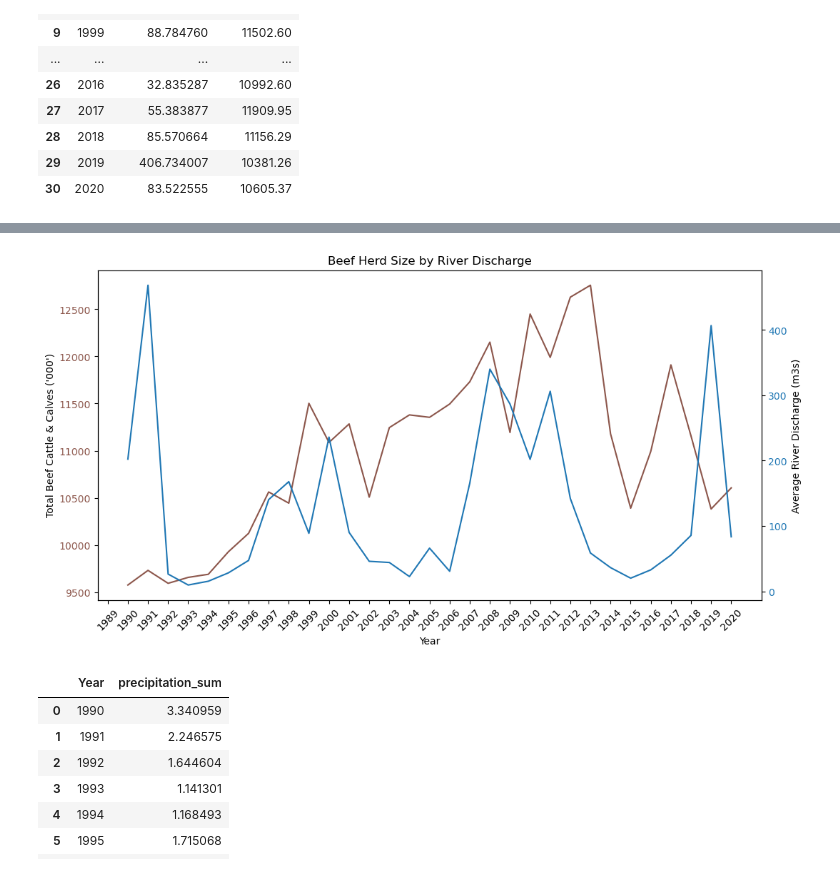
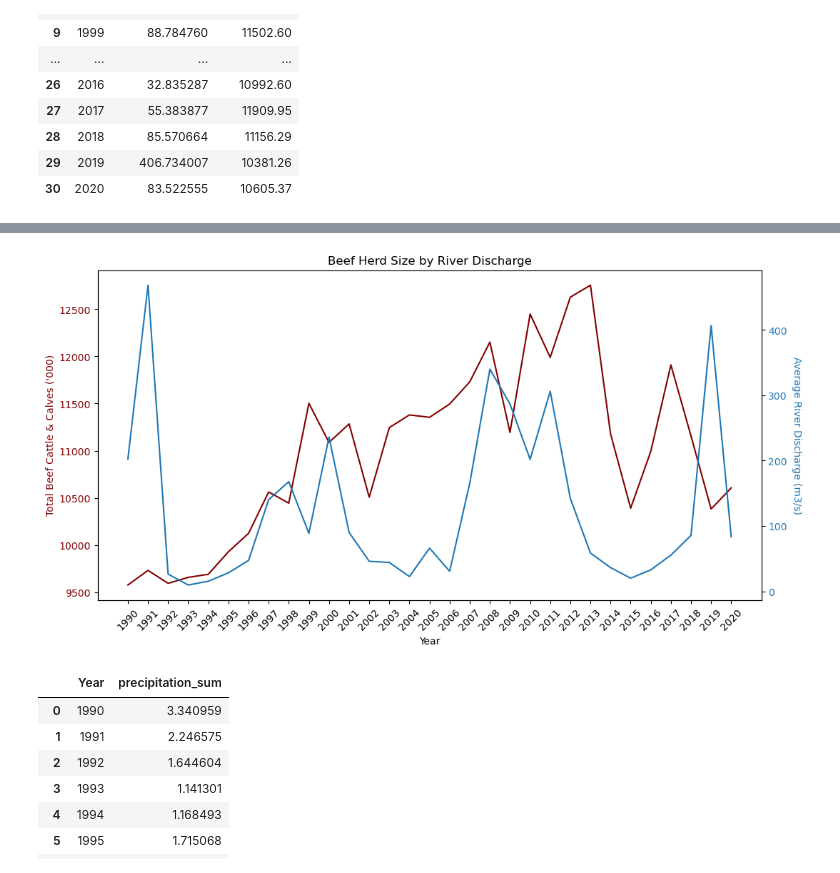
Before and after one commit to tpisel/flood-analysis, a Jupyter notebook: question_anna.ipynb, the cells around one changed output, grey strips where cells are left out. Cells and saved outputs as stored; diff of their text form; code cells hidden in the pictures.

```diff
--- a/question_anna.ipynb
+++ b/question_anna.ipynb
@@ -9,7 +9,8 @@ from scipy.stats import linregress
 [interactive output not drawn]
 [interactive output not drawn]
 # %%
-qld_data = pd.read_csv("data/qld_cattle_counts.csv")
+# Import cattle counts excerpt created in abs_cattle_totals_2020_transform.ipynb
+qld_data = pd.read_csv("data/abs_qld_cattle_counts_excerpt.csv")
 qld_data.head()
 # %% [output]
 |  | Unnamed: 0 | Year | Queensland |
@@ -232,30 +222,36 @@ all_herd_vs_discharge
 # %%
+# Plot cattle numbers vs river discharge on the same graph
 all_x_values = all_herd_vs_discharge["Year"]
 all_y_values_1 = all_herd_vs_discharge["Herd Size"]
 all_y_values_2 = all_herd_vs_discharge["river_discharge"]
 
-# plt.figure(figsize=(12,6))
+# Set figure and xtick patameters
+fig1, ax1 = plt.subplots(figsize=(12,6))
+plt.xticks(np.arange(min(all_x_values), max(all_x_values)+1, 1.0), rotation=45)
 
-fig1, ax1 = plt.subplots(figsize=(12,6))
-plt.xticks(np.arange(min(x_values), max(x_values)+1, 1.0), rotation=45)
+# Set x-axis and first y-axis
+ax1.set_xlabel("Year")
+ax1.set_ylabel("Total Beef Cattle & Calves ('000)", color="maroon")
+ax1.plot(all_x_values, all_y_values_1, color="maroon")
+ax1.tick_params(axis="y", labelcolor="maroon")
 
-ax1.set_xlabel("Year")
-ax1.set_ylabel("Total Beef Cattle & Calves ('000')")
-ax1.plot(all_x_values, all_y_values_1, color="tab:brown")
-ax1.tick_params(axis="y", labelcolor="tab:brown")
-
+# Set x-axis to be shared by both y-axes
 ax2 = ax1.twinx()
 
-ax2.set_ylabel("Average River Discharge (m3s)")
+# Set second y-axis
+ax2.set_ylabel("Average River Discharge (m3/s)", rotation=270, va="bottom", color="tab:blue")
 ax2.plot(all_x_values, all_y_values_2, color="tab:blue")
 ax2.tick_params(axis="y", labelcolor="tab:blue")
 
+# Set plot title
 plt.title("Beef Herd Size by River Discharge")
 
+# Save plot as png
 plt.savefig("Anna Outputs/BRB-TWV-RCH-AYR_flood.png")
 
+# Set plot layout and display
 fig.tight_layout()
 plt.show()
 # %% [output]
-[figure, old version]
+[figure, new version]
 # %%
```
Also changed, not shown: parts of 40 cells of this notebook, 18 other files.
